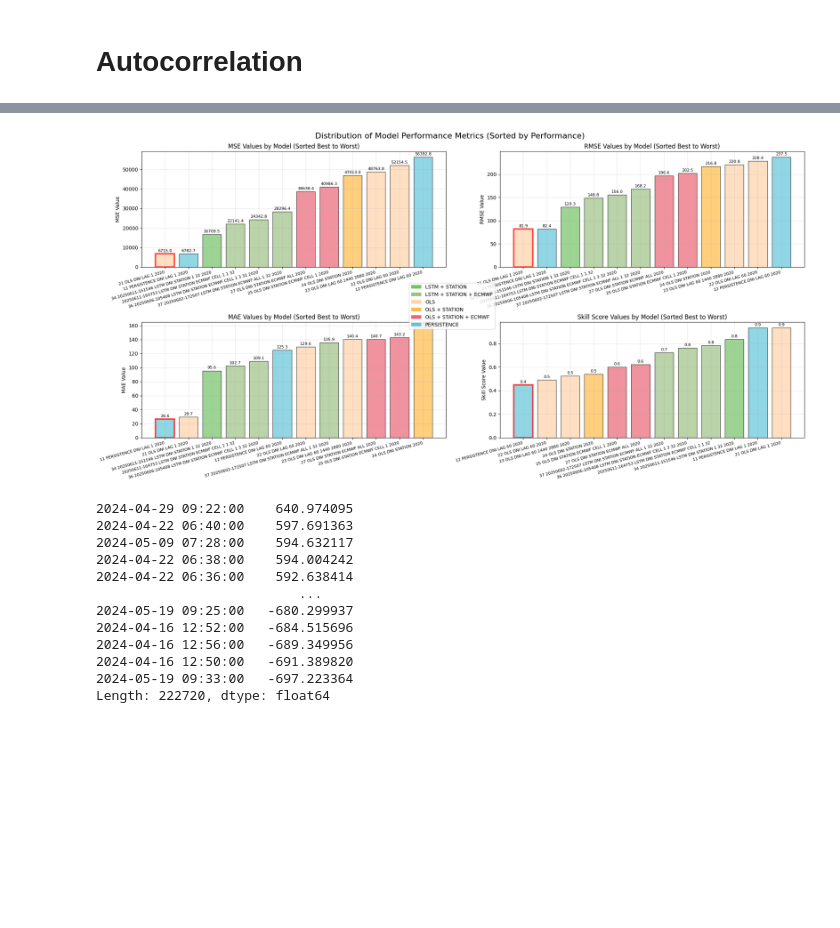
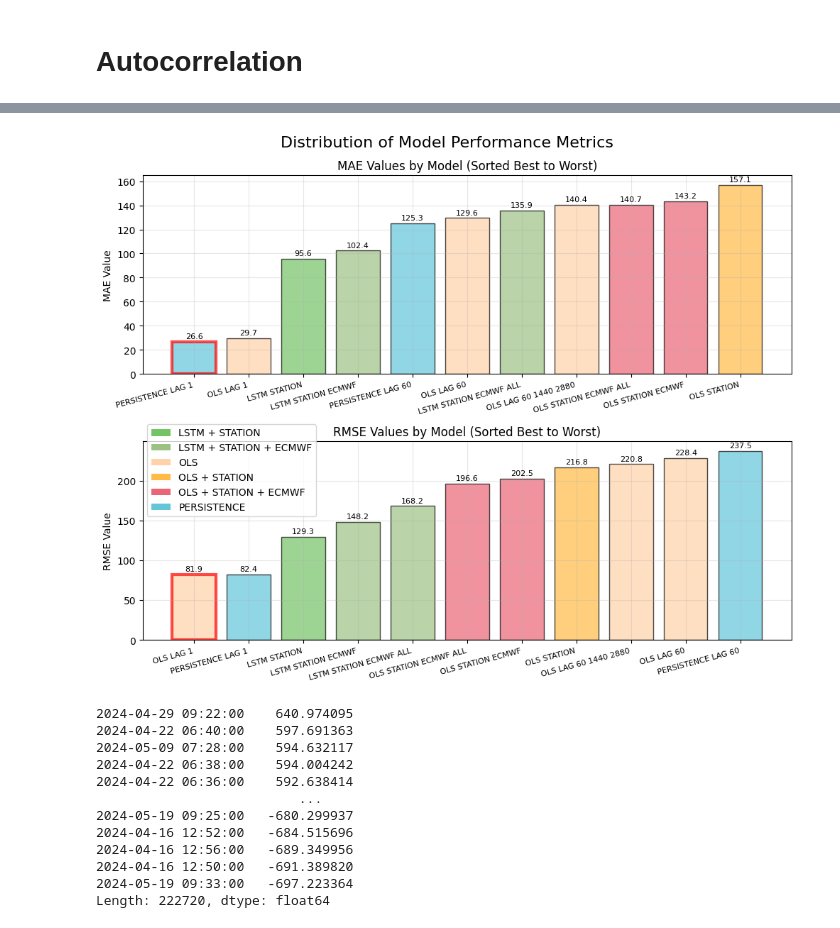
Before and after one commit to LucasDJensen/Solar-Irradiance-Nowcasting, a Jupyter notebook: model_performance_comparison.ipynb, the cells around one changed output, grey strips where cells are left out. Saved outputs shown, nothing was run; the diff lists cells and outputs as text; code cells hidden in the pictures; blank space fills up the shorter version.

```diff
--- a/model_performance_comparison.ipynb
+++ b/model_performance_comparison.ipynb
@@ -462,2 +498,5 @@ plot_model_metric_by_horizon(
 # %% [markdown]
 # Sample plot predictions
+# %%
+station_df = pd.read_pickle(PKL_PROCESSED_STEP1_DTU_SOLAR_STATION)
+station_df
@@ -717,74 +844,86 @@ import matplotlib.pyplot as plt
 
 # Sort the dataframe by each metric for better visualization
 sorted_dfs = {}
-for metric in ['MSE', 'RMSE', 'MAE', 'Skill Score']:
+for metric in ['MAE','RMSE']:
     sorted_dfs[metric] = report_df.sort_values(by=metric, ascending=True).copy()
 
 
 # Create histograms for MSE, RMSE, MAE, and MAPE showing error values
-fig, axes = plt.subplots(2, 2, figsize=(20, 10))
-fig.suptitle('Distribution of Model Performance Metrics (Sorted by Performance)', fontsize=16)
+fig, axes = plt.subplots(2, 1, figsize=(10, 8))
+fig.suptitle('Distribution of Model Performance Metrics', fontsize=16)
 
-metrics = ['MSE', 'RMSE', 'MAE', 'Skill Score']
+metrics = ['MAE','RMSE']
 
 for i, metric in enumerate(metrics):
-    row = i // 2
-    col = i % 2
+    row = i
+    col = 1
 
     # Get sorted data for this metric
     sorted_df = sorted_dfs[metric]
     values = sorted_df[metric].values
-    model_labels = [' '.join(x.split('_')[:]) for x in sorted_df['Model'].values]
+    model_labels = []
+    for x in sorted_df['Model'].values:
+        label = ' '.join(x.split('_')[1:])
+        # label = label.upper().replace(' STATION', '')
+        # label = label.upper().replace(' LSTM', '')
+        # label = label.upper().replace(' OLS', '')
+        # label = label.upper().replace(' PERSISTENCE', '')
+        label = label.upper().replace(' 2020', '')
+        label = label.upper().replace(' DNI', '')
+        label = label.upper().replace(' CELL 1', '')
+        label = label.upper().replace(' 1 32', '')
+        model_labels.append(label)
 
     # Create color list based on model type and ECMWF keyword
     colors = [x for x in sorted_df['Color'].values]
 
     # Create bar plot showing actual error values
-    bars = axes[row, col].bar(range(len(values)), values, color=colors, alpha=0.7, edgecolor='black')
+    bars = axes[row].bar(range(len(values)), values, color=colors, alpha=0.7, edgecolor='black')
 
-    axes[row, col].set_title(f'{metric} Values by Model (Sorted Best to Worst)')
-    # axes[row, col].set_xlabel('Models (Sorted by Performance)')
-    axes[row, col].set_ylabel(f'{metric} Value')
-    axes[row, col].grid(True, alpha=0.3)
+    axes[row].set_title(f'{metric} Values by Model (Sorted Best to Worst)')
+    # axes[row].set_xlabel('Models (Sorted by Performance)')
+    axes[row].set_ylabel(f'{metric} Value')
+    axes[row].grid(True, alpha=0.3)
 
     # Set x-axis labels with model names
-    axes[row, col].set_xticks(range(len(values)))
-    axes[row, col].set_xticklabels(model_labels, rotation=15, ha='right', fontsize=8)
+    axes[row].set_xticks(range(len(values)))
+    axes[row].set_xticklabels(model_labels, rotation=15, ha='right', fontsize=8)
 
     # Add value labels on top of bars
     for j, (bar, value) in enumerate(zip(bars, values)):
-        axes[row, col].text(bar.get_x() + bar.get_width()/2, bar.get_height() + max(values)*0.01,
+        axes[row].text(bar.get_x() + bar.get_width()/2, bar.get_height() + max(values)*0.01,
                            f'{value:.1f}', ha='center', va='bottom', fontsize=8)
 
     # # Add statistics as text box
     # mean_val = values.mean()
     # std_val = values.std()
     # min_val = values.min()
     # max_val = values.max()
 
     # stats_text = f'Mean: {mean_val:.2f}\nStd: {std_val:.2f}\nMin: {min_val:.2f}\nMax: {max_val:.2f}'
-    # axes[row, col].text(0.02, 0.98, stats_text, transform=axes[row, col].transAxes,
+    # axes[row].text(0.02, 0.98, stats_text, transform=axes[row].transAxes,
     #                    verticalalignment='top', bbox=dict(boxstyle='round', facecolor='white', alpha=0.8))
 
     # Highlight best performing model (first one since sorted)
     bars[0].set_edgecolor('red')
     bars[0].set_linewidth(3)
 
 # Create legend for model types and ECMWF variants
 
 uniques = set()
 for row in report_df.itertuples():
     uniques.add((row.Color, row.Label))
 
 # sort the unique colors and labels
 uniques = sorted(uniques, key=lambda x: x[1])  # Sort by label for consistent order
 legend_elements = [Patch(facecolor=color, label=label) for color, label in uniques]
 
-fig.legend(handles=legend_elements, loc="center")
+fig.legend(handles=legend_elements, loc="upper left", bbox_to_anchor=(0.07, 0.48), ncol=1)
+
 
 plt.tight_layout()
-# plt.savefig('./thesis_content/model_performance_metrics.png', dpi=100)
+plt.savefig('./thesis_content/model_performance_metrics.png', dpi=100)
 plt.show()
 # %% [output]
-[figure, old version]
+[figure, new version]
 # %%
```
Also changed, not shown: parts of 16 cells of this notebook, 7 other files.
